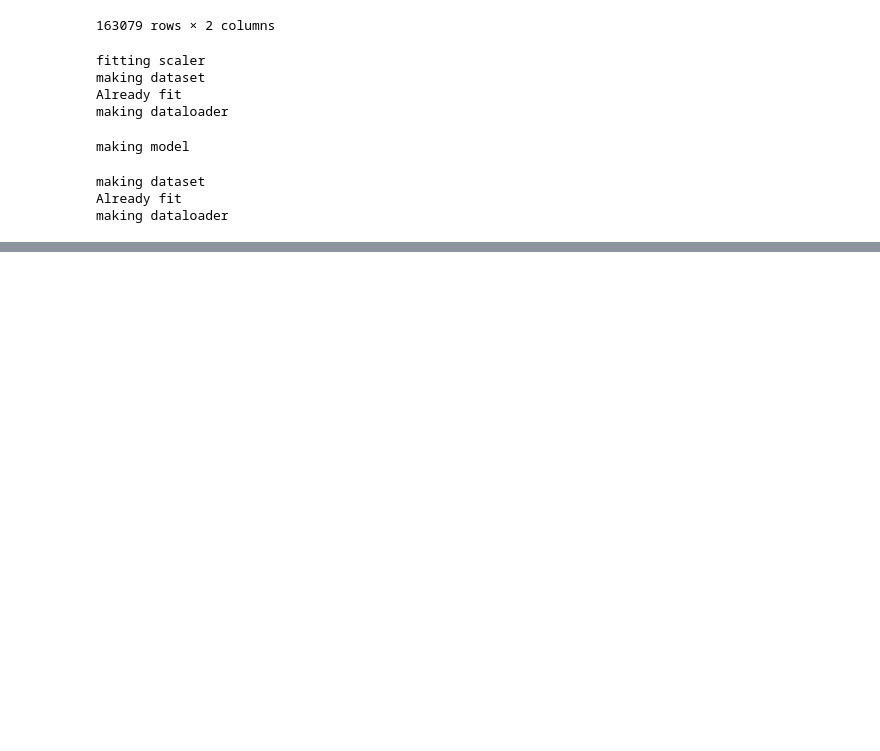
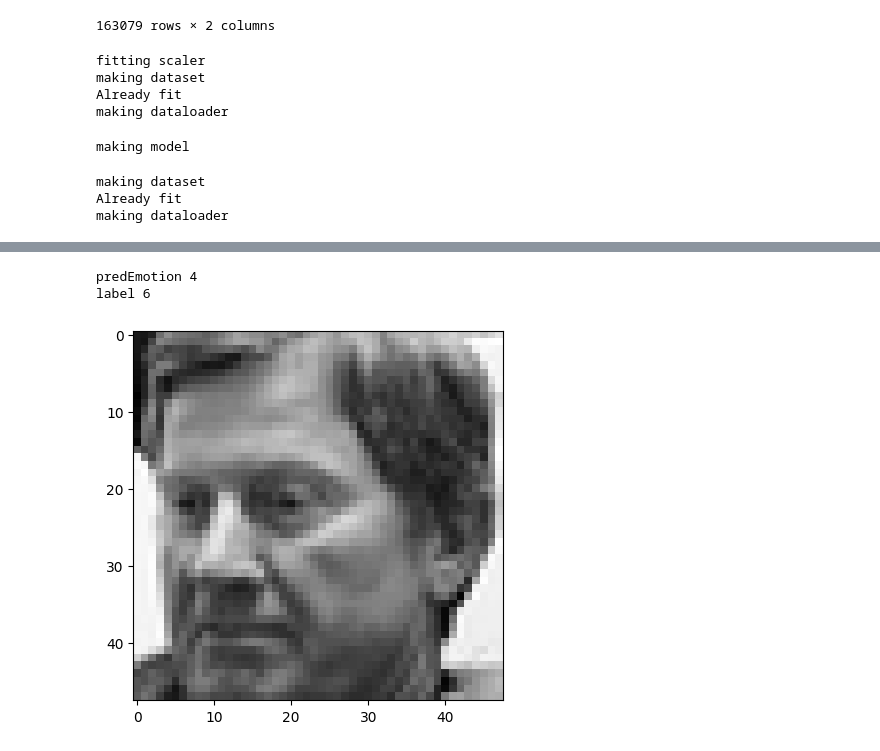
Before and after one commit to Andrewnolan13/AdvancedAI, a Jupyter notebook: CA2/notebooks/03 pipeline.ipynb, the cells around one changed output, grey strips where cells are left out. Cells and saved outputs as stored; diff of their text form; code cells hidden in the pictures; blank space fills up the shorter version.

```diff
--- a/CA2/notebooks/03 pipeline.ipynb
+++ b/CA2/notebooks/03 pipeline.ipynb
@@ -858 +956,26 @@ TrainingData
+# %%
+idx = np.random.randint(0,len(test_data))
+
+images = (
+    FinalTestData
+    .iloc[idx:idx+1]
+    .pixels
+    .str.split()
+    .explode().astype(np.uint8)
+    .values.reshape(-1,48,48))
+
+plt.imshow(images[0],'grey')
+
+inputs = scaler.transform(images)
+probabilities = model(torch.tensor(inputs,dtype=torch.float).reshape(-1,1,48,48).to(device))
+
+predEmotion = probabilities.argmax()
+label = FinalTestData.iloc[idx,0]
+
+print('predEmotion {}'.format(predEmotion))
+print('label {}'.format(label))
+# %% [output]
+predEmotion 4
+label 6
+[figure, added]
 # %%
```
Also changed, not shown: parts of 17 cells of this notebook.
